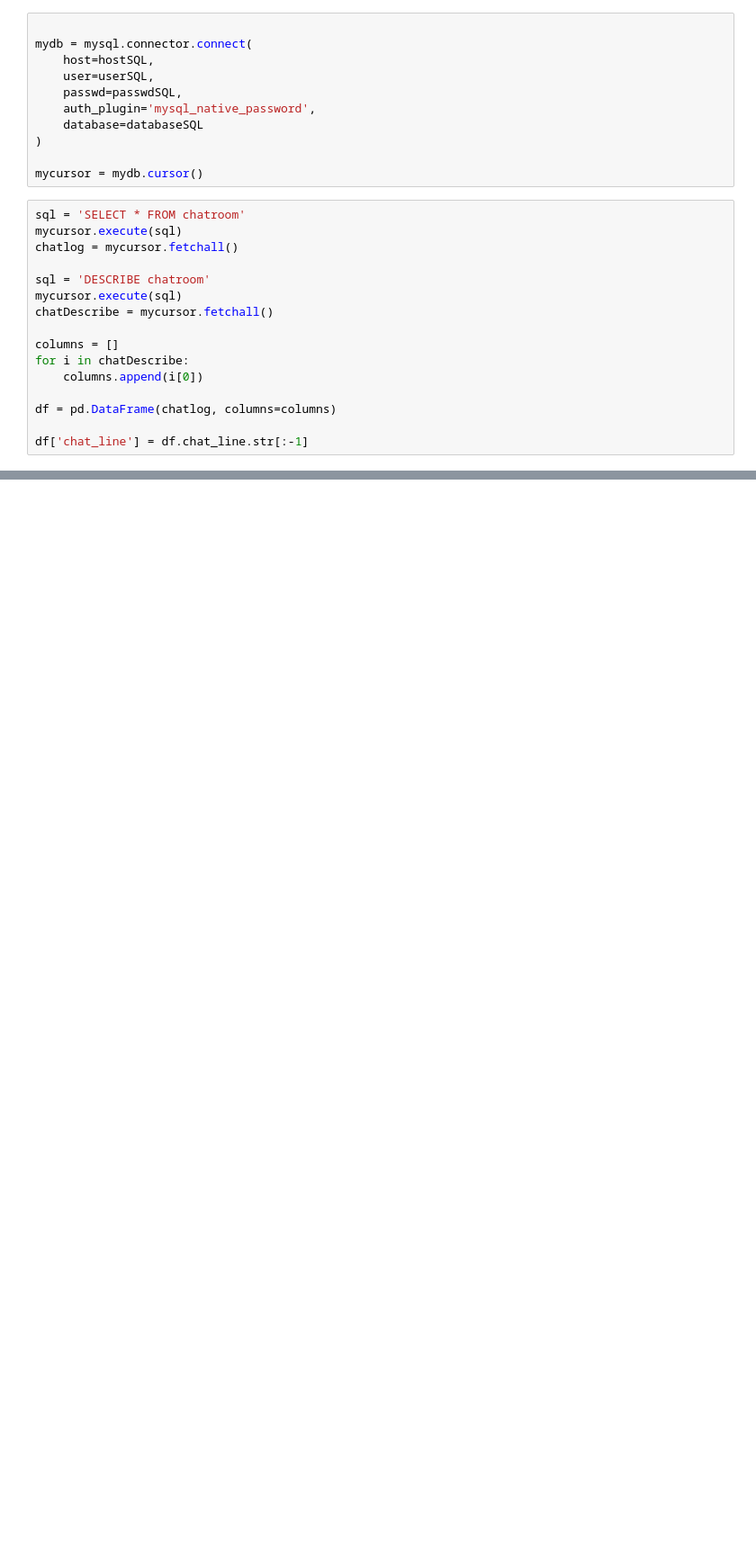
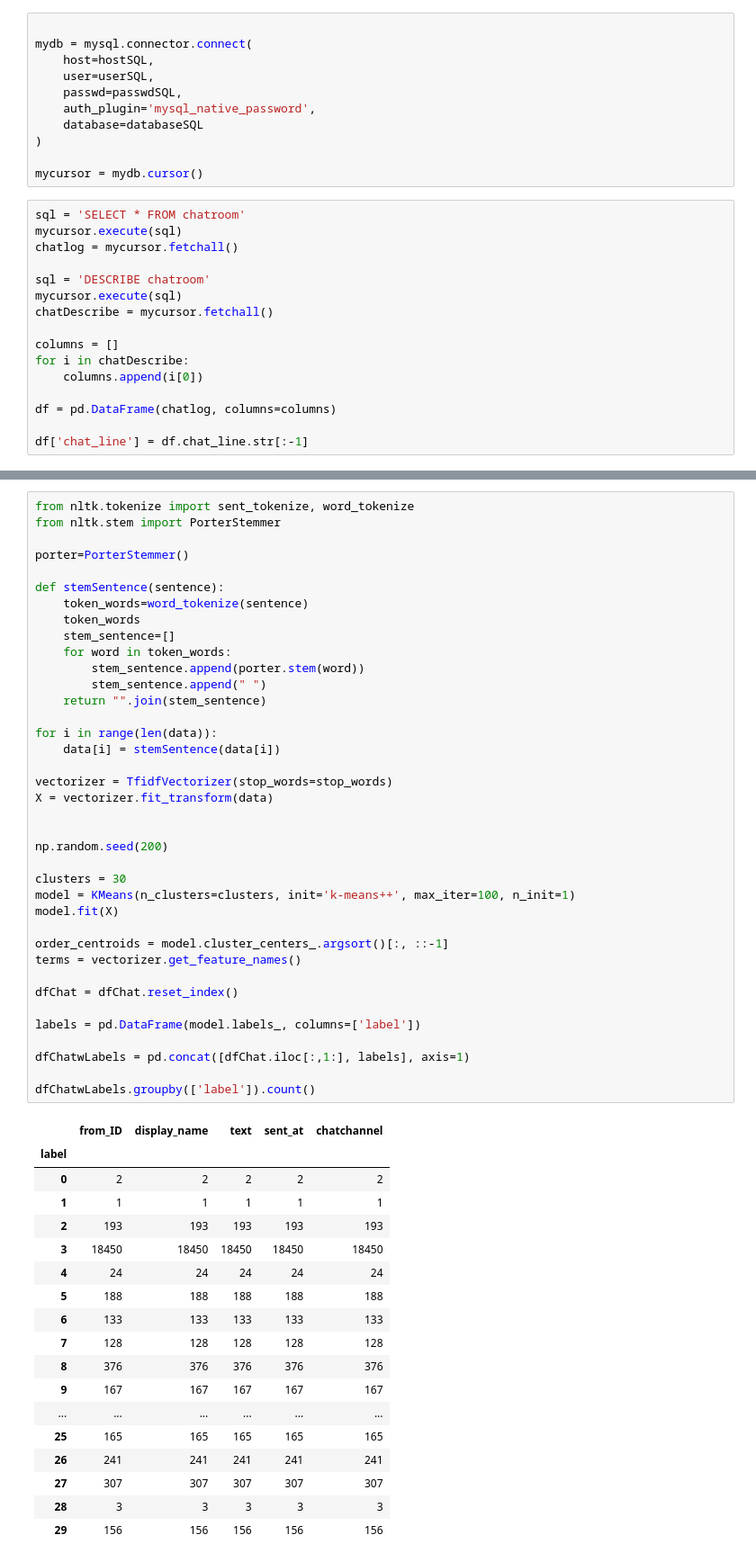
Before and after one commit to UBERCRUZER/twitch-chatbot, a Jupyter notebook: chatExplore.ipynb, the cells around one changed output, grey strips where cells are left out. Shown: that part at 90% size. Cells and saved outputs as stored; diff of their text form; blank space fills up the shorter version.

```diff
--- a/chatExplore.ipynb
+++ b/chatExplore.ipynb
@@ -44,0 +140,57 @@ df['chat_line'] = df.chat_line.str[:-1]
+# %%
+from nltk.tokenize import sent_tokenize, word_tokenize
+from nltk.stem import PorterStemmer
+
+porter=PorterStemmer()
+
+def stemSentence(sentence):
+    token_words=word_tokenize(sentence)
+    token_words
+    stem_sentence=[]
+    for word in token_words:
+        stem_sentence.append(porter.stem(word))
+        stem_sentence.append(" ")
+    return "".join(stem_sentence)
+
+for i in range(len(data)):
+    data[i] = stemSentence(data[i])
+
+vectorizer = TfidfVectorizer(stop_words=stop_words)
+X = vectorizer.fit_transform(data)
+
+
+np.random.seed(200)
+
+clusters = 30
+model = KMeans(n_clusters=clusters, init='k-means++', max_iter=100, n_init=1)
+model.fit(X)
+
+order_centroids = model.cluster_centers_.argsort()[:, ::-1]
+terms = vectorizer.get_feature_names()
+
+dfChat = dfChat.reset_index()
+
+labels = pd.DataFrame(model.labels_, columns=['label'])
+
+dfChatwLabels = pd.concat([dfChat.iloc[:,1:], labels], axis=1)
+
+dfChatwLabels.groupby(['label']).count()
+# %% [output]
+|  | from_ID | display_name | text | sent_at | chatchannel |
+| label |  |  |  |  |  |
+| 0 | 2 | 2 | 2 | 2 | 2 |
+| 1 | 1 | 1 | 1 | 1 | 1 |
+| 2 | 193 | 193 | 193 | 193 | 193 |
+| 3 | 18450 | 18450 | 18450 | 18450 | 18450 |
+| 4 | 24 | 24 | 24 | 24 | 24 |
+| 5 | 188 | 188 | 188 | 188 | 188 |
+| 6 | 133 | 133 | 133 | 133 | 133 |
+| 7 | 128 | 128 | 128 | 128 | 128 |
+| 8 | 376 | 376 | 376 | 376 | 376 |
+| 9 | 167 | 167 | 167 | 167 | 167 |
+| ... | ... | ... | ... | ... | ... |
+| 25 | 165 | 165 | 165 | 165 | 165 |
+| 26 | 241 | 241 | 241 | 241 | 241 |
+| 27 | 307 | 307 | 307 | 307 | 307 |
+| 28 | 3 | 3 | 3 | 3 | 3 |
+| 29 | 156 | 156 | 156 | 156 | 156 |
```
Also changed, not shown: parts of 13 cells of this notebook.
